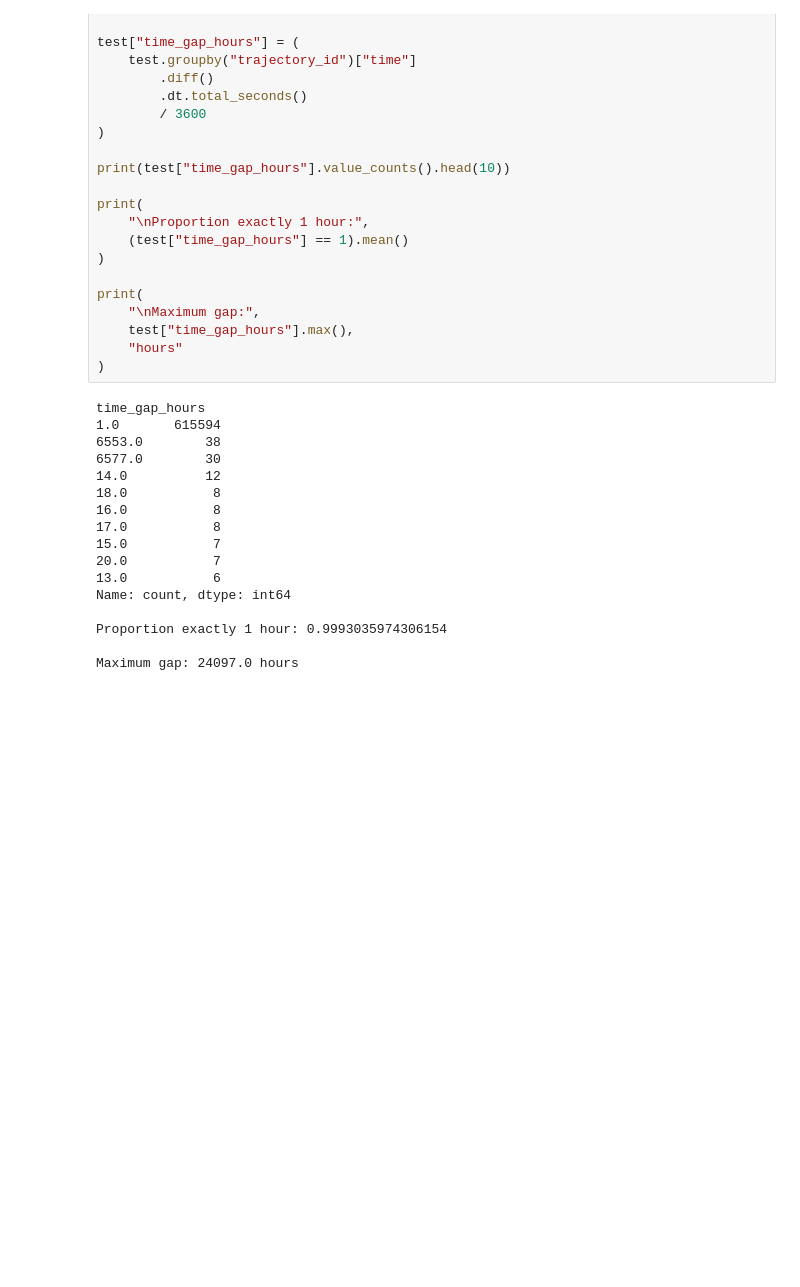
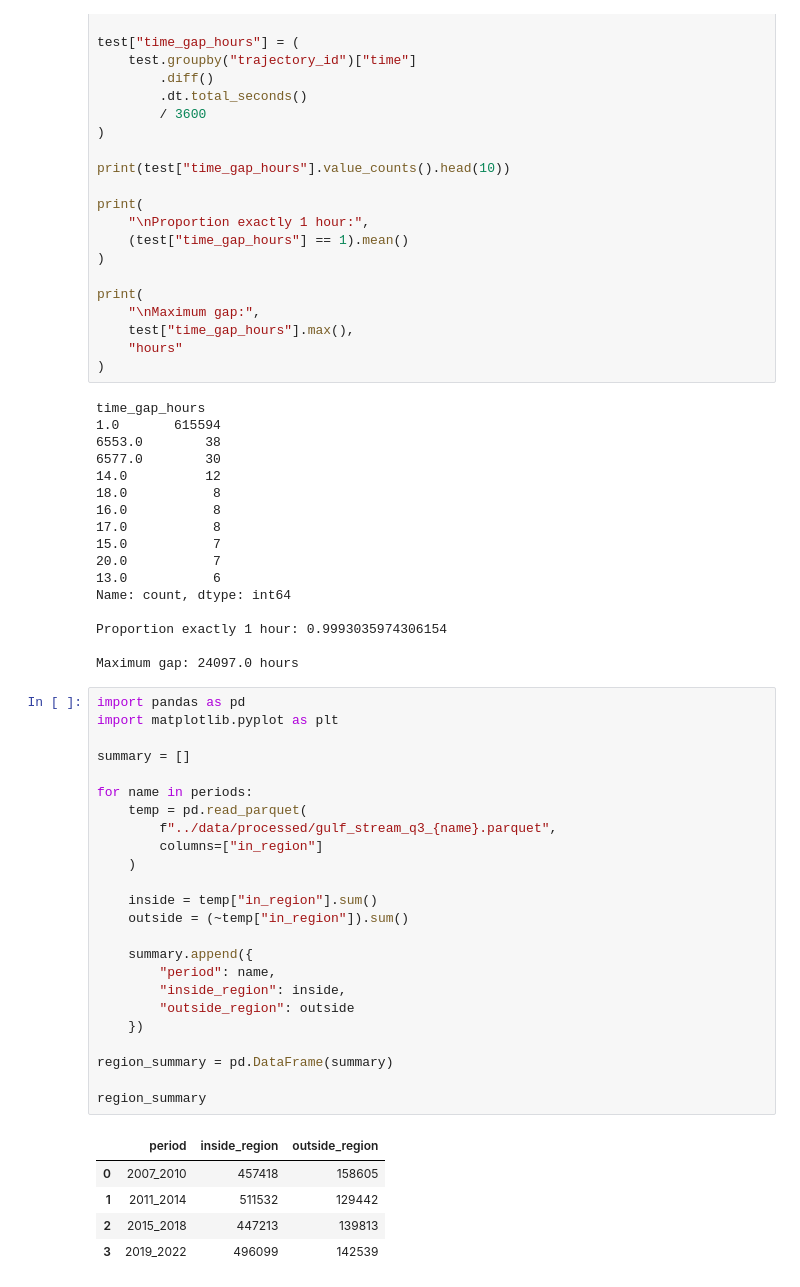
Before and after one commit to ndy-t/Data3001-group-project, a Jupyter notebook: notebook/02_data_selection.ipynb, the cells around one changed output. Saved outputs shown, nothing was run; the diff lists cells and outputs as text; blank space fills up the shorter version.

```diff
--- a/notebook/02_data_selection.ipynb
+++ b/notebook/02_data_selection.ipynb
@@ -386,3 +387,33 @@ Name: count, dtype: int64
 Proportion exactly 1 hour: 0.9993035974306154
 
 Maximum gap: 24097.0 hours
+# %%
+import pandas as pd
+import matplotlib.pyplot as plt
+
+summary = []
+
+for name in periods:
+    temp = pd.read_parquet(
+        f"../data/processed/gulf_stream_q3_{name}.parquet",
+        columns=["in_region"]
+    )
+
+    inside = temp["in_region"].sum()
+    outside = (~temp["in_region"]).sum()
+
+    summary.append({
+        "period": name,
+        "inside_region": inside,
+        "outside_region": outside
+    })
+
+region_summary = pd.DataFrame(summary)
+
+region_summary
+# %% [output]
+|  | period | inside_region | outside_region |
+| 0 | 2007_2010 | 457418 | 158605 |
+| 1 | 2011_2014 | 511532 | 129442 |
+| 2 | 2015_2018 | 447213 | 139813 |
+| 3 | 2019_2022 | 496099 | 142539 |
```
Also changed, not shown: parts of 6 cells of this notebook, 7 other files.
